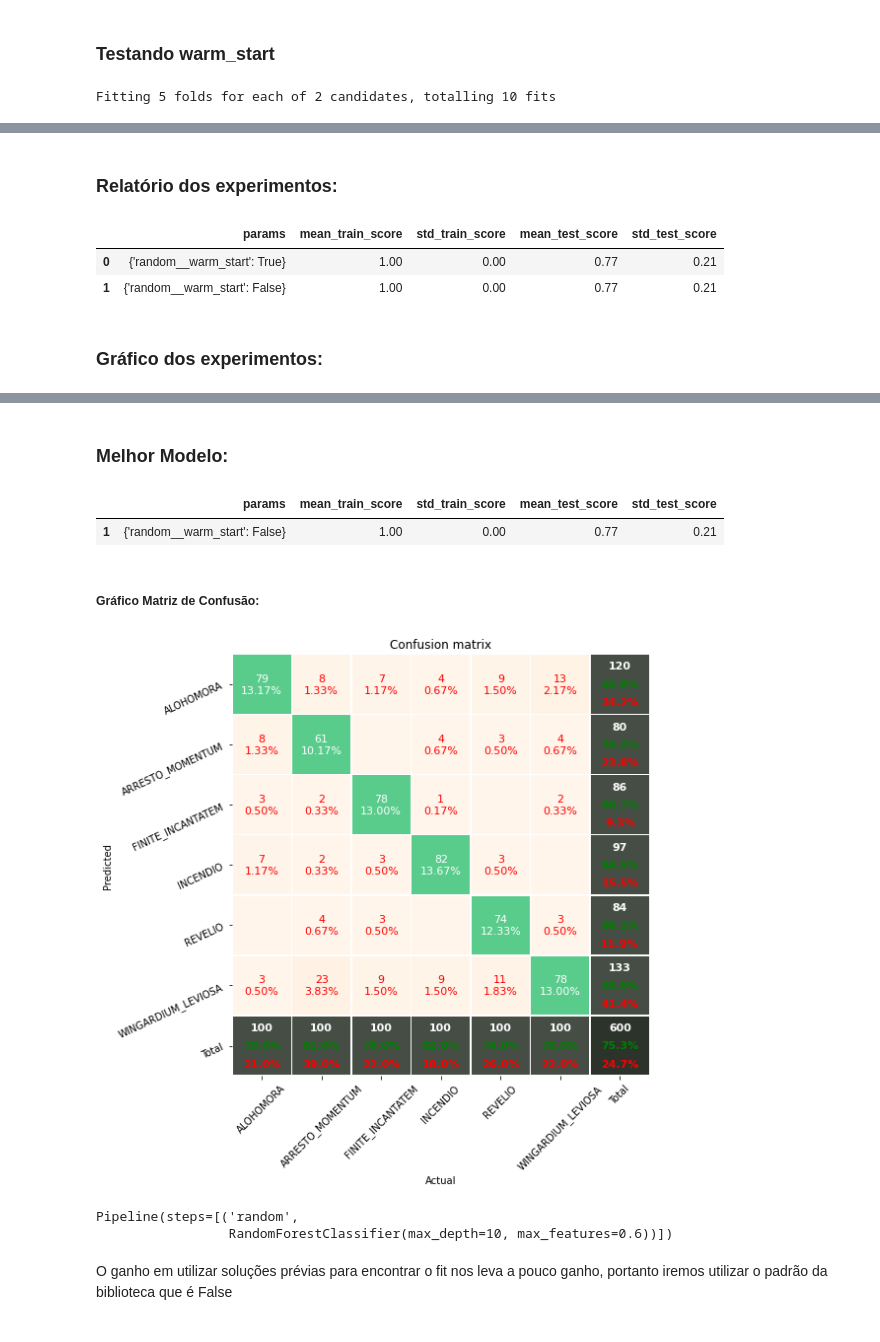
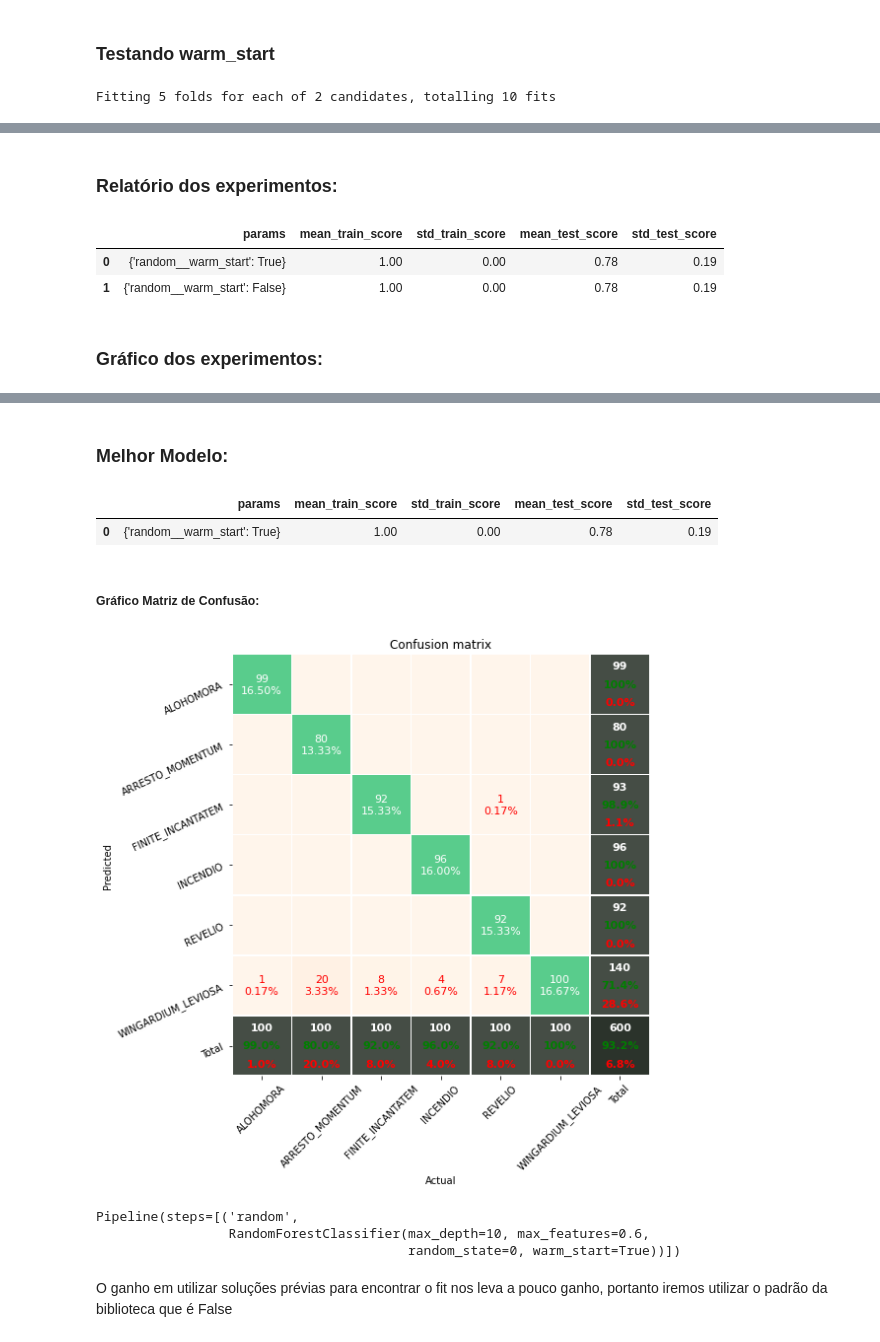
Before and after one commit to HeitorBRaymundo/mc906, a Jupyter notebook: prj3/RandomForest.ipynb, the cells around one changed output, grey strips where cells are left out. Drawn from its saved outputs; the diff is of its cells as text; code cells hidden in the pictures.

```diff
--- a/prj3/RandomForest.ipynb
+++ b/prj3/RandomForest.ipynb
@@ -448,7 +451,7 @@ Com isso, o resultado dos experimentos variando individualmente cada parametro s
 ### Testando warm_start
 # %%
 pipe = Pipeline([
-    ('random', RandomForestClassifier(max_depth=10, max_features=0.6))
+    ('random', RandomForestClassifier(random_state=0, max_depth=10, max_features=0.6))
 ])
 
 parameters = {
@@ -466,5 +469,5 @@ Fitting 5 folds for each of 2 candidates, totalling 10 fits
 Relatório dos experimentos:
 |  | params | mean_train_score | std_train_score | mean_test_score | std_test_score |
-| 0 | {'random__warm_start': True} | 1.00 | 0.00 | 0.77 | 0.21 |
-| 1 | {'random__warm_start': False} | 1.00 | 0.00 | 0.77 | 0.21 |
+| 0 | {'random__warm_start': True} | 1.00 | 0.00 | 0.78 | 0.19 |
+| 1 | {'random__warm_start': False} | 1.00 | 0.00 | 0.78 | 0.19 |
 Gráfico dos experimentos:
@@ -472,10 +475,11 @@ Gráfico dos experimentos:
 Melhor Modelo:
 |  | params | mean_train_score | std_train_score | mean_test_score | std_test_score |
-| 1 | {'random__warm_start': False} | 1.00 | 0.00 | 0.77 | 0.21 |
+| 0 | {'random__warm_start': True} | 1.00 | 0.00 | 0.78 | 0.19 |
 Gráfico Matriz de Confusão:
-[figure, old version]
+[figure, new version]
 Pipeline(steps=[('random',
-                 RandomForestClassifier(max_depth=10, max_features=0.6))])
+                 RandomForestClassifier(max_depth=10, max_features=0.6,
+                                        random_state=0, warm_start=True))])
 # %% [markdown]
 O ganho em utilizar soluções prévias para encontrar o fit nos leva a pouco ganho, portanto iremos utilizar o padrão da biblioteca que é False
 # %% [markdown]
```
Also changed, not shown: parts of 11 cells of this notebook, 6 other files.
